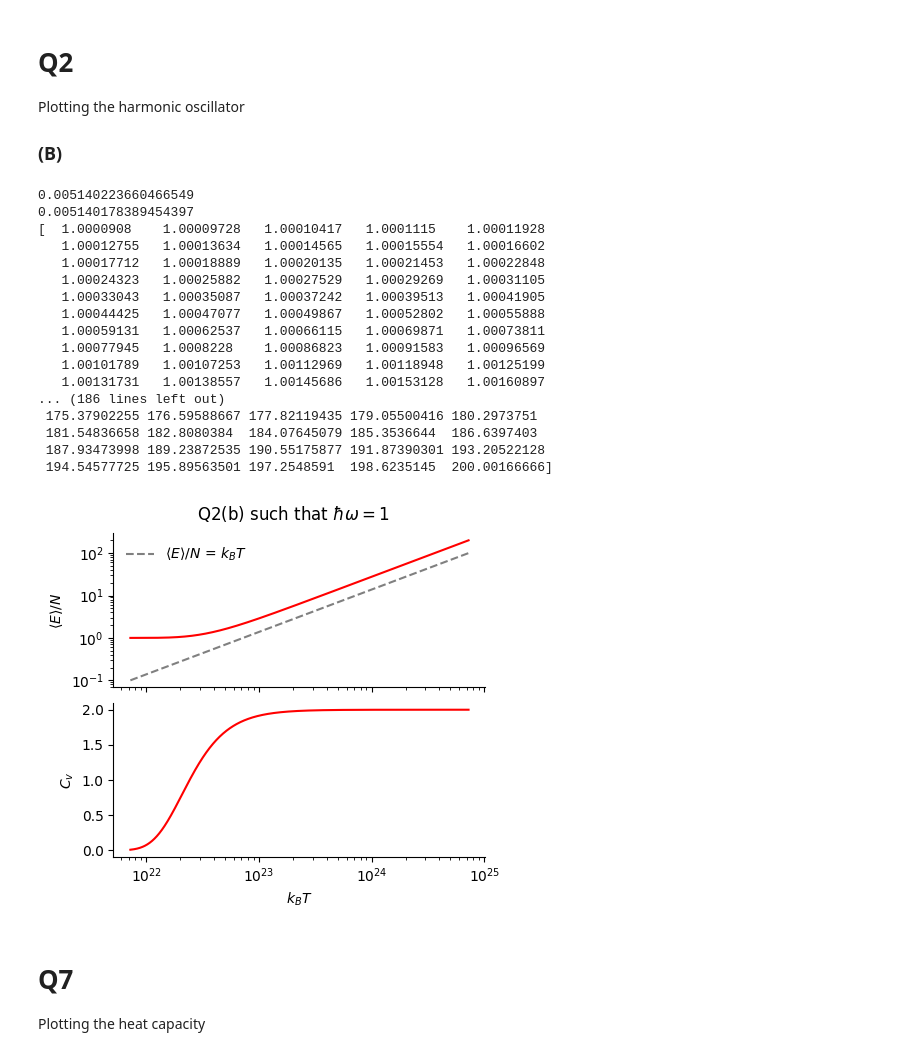
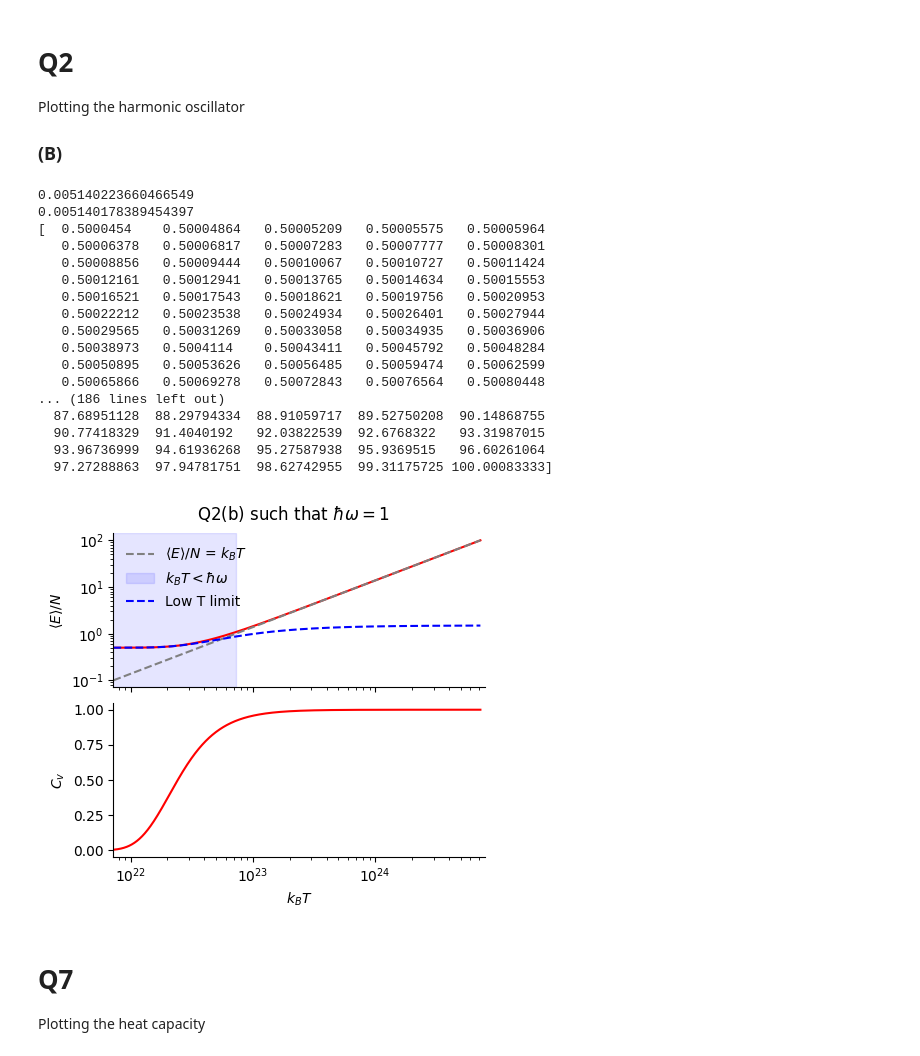
Before and after one commit to Ham0osh/phys_445, a Jupyter notebook: PHYS 445/assignment_3/Assignment_3.ipynb, the cells around one changed output. Drawn from its saved outputs; the diff is of its cells as text; code cells hidden in the pictures.

Commit message:
fix plot

```diff
--- a/PHYS 445/assignment_3/Assignment_3.ipynb
+++ b/PHYS 445/assignment_3/Assignment_3.ipynb
@@ -53,60 +53,66 @@ kB = sp.constants.k
 def mean_E_harmonic(T, hbar_omega = hbar_omega):
     print(hbar_omega/(2*kB*T[-5]))
     print(np.tanh(hbar_omega/(2*kB*T[-5])))
-    return hbar_omega/np.tanh(hbar_omega/(2*kB*T))
+    return (1/2)*hbar_omega/np.tanh(hbar_omega/(2*kB*T))
 
 def heat_capacity_harmonic(T, hbar_omega=hbar_omega):
     A = (hbar_omega/(kB*T))**2
-    B = 1/(2*np.sinh(hbar_omega/(2*kB*T))**2)
+    B = 1/(4*np.sinh(hbar_omega/(2*kB*T))**2)
     return A*B
 
 T_space = np.logspace(-1, 2, 1000)/kB
 E_space = mean_E_harmonic(T_space)
 Cv_space = heat_capacity_harmonic(T_space)
 print(E_space)
 
 fig, (axE, axCv) = plt.subplots(2, 1, figsize=np.array([4.8, 4.2]), sharex=True)
 plt.subplots_adjust(hspace=0.1)
 
 axE.plot(T_space, E_space, color='r')
 axE.set(xscale='log', yscale='log', ylabel=r'$\langle E \rangle/N$')
 # Plot limiting line
 axE.plot(T_space, T_space*kB, '--', color='grey', label=r'$\langle E \rangle /N$ = $k_B T$')
 # Shade the low temp region
-ax.axvspan(0, hbar_omega, color='blue', alpha=0.1)
+axE.axvspan(0, hbar_omega/kB, color='blue', alpha=0.1, zorder=1, label=r'$k_BT < \hbar \omega$')
+
+# Low temp lim
+def E_at_low_T(T, hbar_omega=hbar_omega):
+    return hbar_omega*(1/2 + np.exp(-hbar_omega/(kB*T)))
+E_low_space = E_at_low_T(T_space)
+axE.plot(T_space, E_low_space, '--', color='blue', label=r'Low T limit')
 
 
 
 axE.legend(framealpha=0)
 
 axCv.plot(T_space, Cv_space, color='r')
-axCv.set(xlabel=r'$k_BT$', ylabel=r'$C_v$')
+axCv.set(xlabel=r'$k_BT$', ylabel=r'$C_v$', xlim=(0.1/kB, 110/kB))
 
 hp.despine(axE)
 hp.despine(axCv)
 
 plt.suptitle(r'Q2(b) such that $\hbar\omega = 1$', y=0.95)
 plt.savefig('plots/Q2_a_energy.png', dpi=300, bbox_inches='tight')
 plt.show()
 # %% [output]
 0.005140223660466549
 0.005140178389454397
-[  1.0000908    1.00009728   1.00010417   1.0001115    1.00011928
-   1.00012755   1.00013634   1.00014565   1.00015554   1.00016602
-   1.00017712   1.00018889   1.00020135   1.00021453   1.00022848
-   1.00024323   1.00025882   1.00027529   1.00029269   1.00031105
-   1.00033043   1.00035087   1.00037242   1.00039513   1.00041905
-   1.00044425   1.00047077   1.00049867   1.00052802   1.00055888
-   1.00059131   1.00062537   1.00066115   1.00069871   1.00073811
-   1.00077945   1.0008228    1.00086823   1.00091583   1.00096569
-   1.00101789   1.00107253   1.00112969   1.00118948   1.00125199
-   1.00131731   1.00138557   1.00145686   1.00153128   1.00160897
+[  0.5000454    0.50004864   0.50005209   0.50005575   0.50005964
+   0.50006378   0.50006817   0.50007283   0.50007777   0.50008301
+   0.50008856   0.50009444   0.50010067   0.50010727   0.50011424
+   0.50012161   0.50012941   0.50013765   0.50014634   0.50015553
+   0.50016521   0.50017543   0.50018621   0.50019756   0.50020953
+   0.50022212   0.50023538   0.50024934   0.50026401   0.50027944
+   0.50029565   0.50031269   0.50033058   0.50034935   0.50036906
+   0.50038973   0.5004114    0.50043411   0.50045792   0.50048284
+   0.50050895   0.50053626   0.50056485   0.50059474   0.50062599
+   0.50065866   0.50069278   0.50072843   0.50076564   0.50080448
 ... (186 lines left out)
- 175.37902255 176.59588667 177.82119435 179.05500416 180.2973751
- 181.54836658 182.8080384  184.07645079 185.3536644  186.6397403
- 187.93473998 189.23872535 190.55175877 191.87390301 193.20522128
- 194.54577725 195.89563501 197.2548591  198.6235145  200.00166666]
+  87.68951128  88.29794334  88.91059717  89.52750208  90.14868755
+  90.77418329  91.4040192   92.03822539  92.6768322   93.31987015
+  93.96736999  94.61936268  95.27587938  95.9369515   96.60261064
+  97.27288863  97.94781751  98.62742955  99.31175725 100.00083333]
-[figure, old version]
+[figure, new version]
 # %% [markdown]
 # Q7
 Plotting the heat capacity
```
Also changed, not shown: 1 other file.
